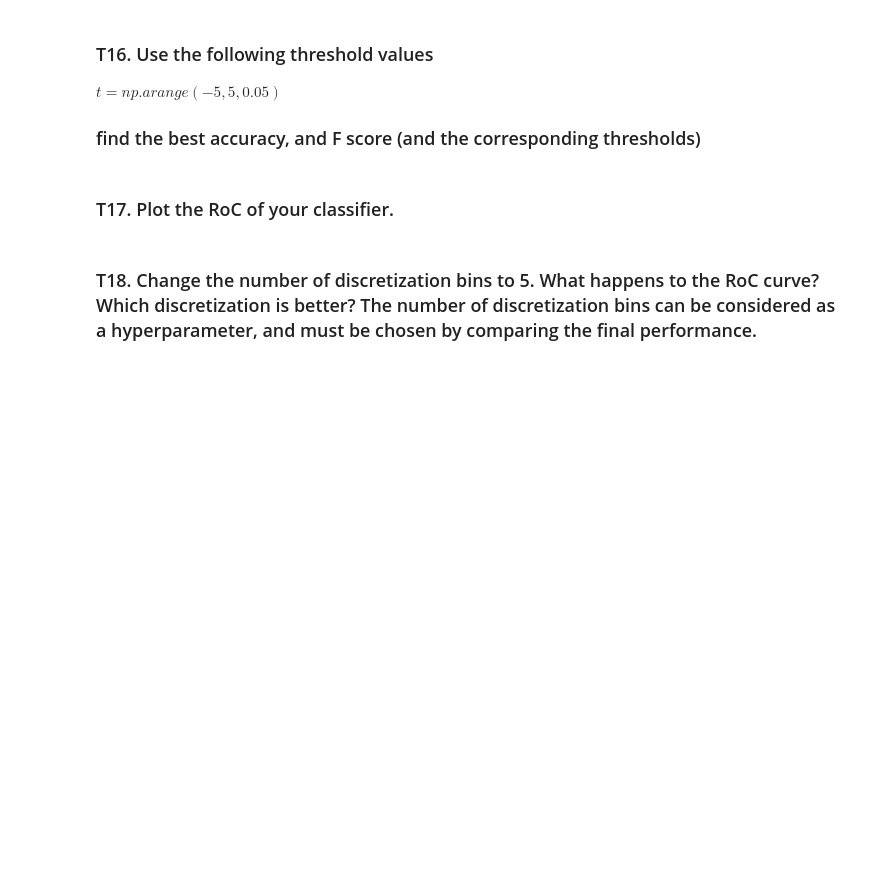
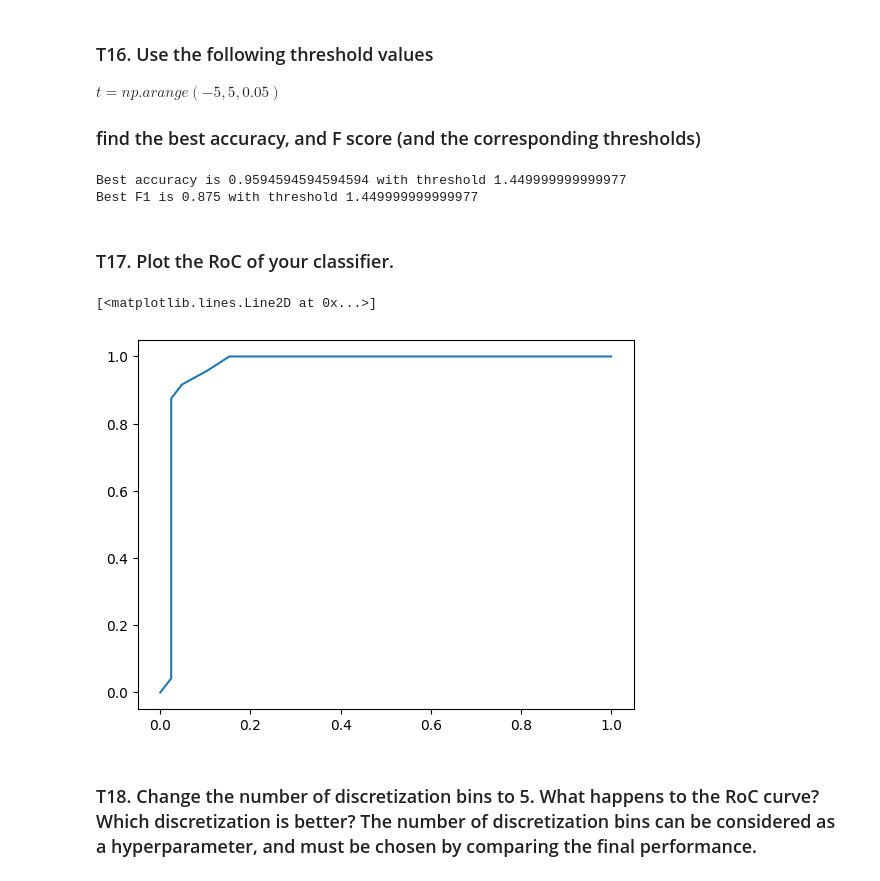
Before and after one commit to ADNCRICH/CU_submission, a Jupyter notebook: Pattern_Recognition/HW2/Pattern_HW2_student_2024.ipynb, the cells around one changed output. Cells and saved outputs as stored; diff of their text form; code cells hidden in the pictures; blank space fills up the shorter version.

```diff
--- a/Pattern_Recognition/HW2/Pattern_HW2_student_2024.ipynb
+++ b/Pattern_Recognition/HW2/Pattern_HW2_student_2024.ipynb
@@ -555,2 +547,8 @@ FPR: 0.46
 # %% [markdown]
 ### T14. The majority rule is the accuracy if you use the most frequent class from the training set as the classification decision. Report the overall Accuracy. Then, report the Precision, Recall, and F score for attrition prediction using the majority rule baseline.
+# %%
+if prior_0 > prior_1:
+    y_pred = np.zeros(y_test.shape[0])
+else:
+    y_pred = np.ones(y_test.shape[0])
+evaluate(y_test, y_pred)
@@ -560,7 +565,46 @@ FPR: 0.46
 ### T16. Use the following threshold values
 $ t = np.arange(-5,5,0.05) $
 ### find the best accuracy, and F score (and the corresponding thresholds)
+# %%
+t = np.arange(-5, 5, 0.05)
+ma_acc = 0
+acc_thr = 0
+ma_f1 = 0
+f1_thr = 0
+for thr in t:
+    y_pred = model.gaussian_predict(x_test, thr)
+    acc, _, _, f1, _ = evaluate(y_test, y_pred, False)
+    if acc > ma_acc:
+        ma_acc = acc
+        acc_thr = thr
+    if f1 > ma_f1:
+        ma_f1 = f1
+        f1_thr = thr
+print("Best accuracy is", ma_acc, "with threshold", acc_thr)
+print("Best F1 is", ma_f1, "with threshold", f1_thr)
+# %% [output]
+Best accuracy is 0.9594594594594594 with threshold 1.449999999999977
+Best F1 is 0.875 with threshold 1.449999999999977
 # %% [markdown]
 ### T17. Plot the RoC of your classifier.
+# %%
+mi = -80
+ma = 15
+t = np.arange(mi, ma, 1)
+TPR = []
+FPR = []
+for thr in t:
+    y_pred = model.gaussian_predict(x_test, thr)
+    _, _, tpr, _, fpr = evaluate(y_test, y_pred, False)
+    TPR.append(tpr)
+    FPR.append(fpr)
+    # print(tpr, fpr)
+TPR = np.array(TPR)
+FPR = np.array(FPR)
+# %%
+plt.plot(FPR, TPR)
+# %% [output]
+[<matplotlib.lines.Line2D at 0x...>]
+[figure, added]
 # %% [markdown]
 ### T18. Change the number of discretization bins to 5. What happens to the RoC curve? Which discretization is better? The number of discretization bins can be considered as a hyperparameter, and must be chosen by comparing the final performance.
```
Also changed, not shown: parts of 8 cells of this notebook, 1 other file.
